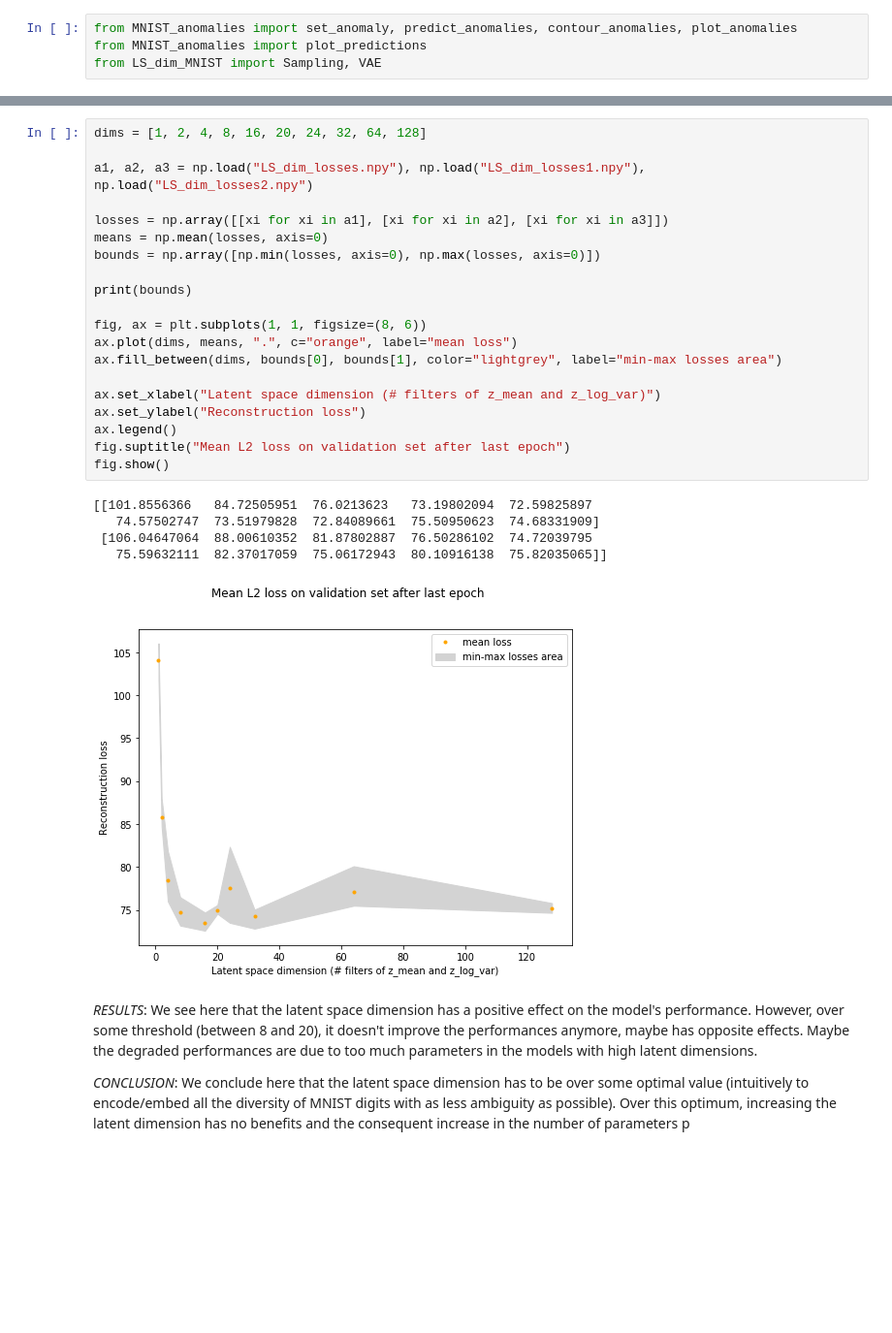
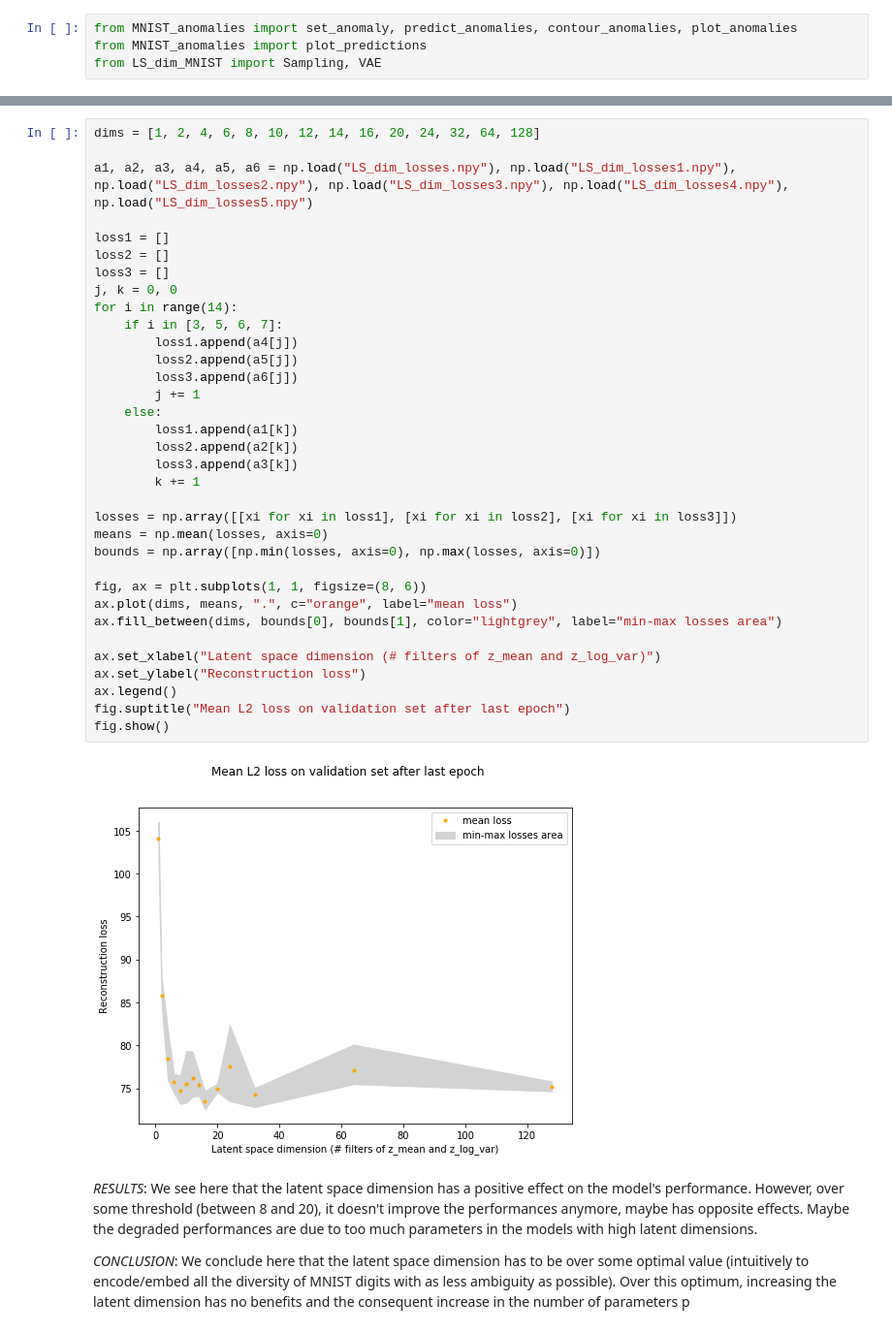
Before and after one commit to hugovaysset/MNIST_UAD, a Jupyter notebook: ls_dimension/LS_dim_MNIST.ipynb, the cells around one changed output, grey strips where cells are left out. Shown at 97% size. Cells and saved outputs as stored; diff of their text form; blank space fills up the shorter version.

```diff
--- a/ls_dimension/LS_dim_MNIST.ipynb
+++ b/ls_dimension/LS_dim_MNIST.ipynb
@@ -70,29 +70,39 @@ Epoch 5/5
 # %%
-dims = [1, 2, 4, 8, 16, 20, 24, 32, 64, 128]
+dims = [1, 2, 4, 6, 8, 10, 12, 14, 16, 20, 24, 32, 64, 128]
 
-a1, a2, a3 = np.load("LS_dim_losses.npy"), np.load("LS_dim_losses1.npy"), np.load("LS_dim_losses2.npy")
+a1, a2, a3, a4, a5, a6 = np.load("LS_dim_losses.npy"), np.load("LS_dim_losses1.npy"), np.load("LS_dim_losses2.npy"), np.load("LS_dim_losses3.npy"), np.load("LS_dim_losses4.npy"), np.load("LS_dim_losses5.npy")
 
-losses = np.array([[xi for xi in a1], [xi for xi in a2], [xi for xi in a3]])
+loss1 = []
+loss2 = []
+loss3 = []
+j, k = 0, 0
+for i in range(14):
+    if i in [3, 5, 6, 7]:
+        loss1.append(a4[j])
+        loss2.append(a5[j])
+        loss3.append(a6[j])
+        j += 1
+    else:
+        loss1.append(a1[k])
+        loss2.append(a2[k])
+        loss3.append(a3[k])
+        k += 1
+
+losses = np.array([[xi for xi in loss1], [xi for xi in loss2], [xi for xi in loss3]])
 means = np.mean(losses, axis=0)
 bounds = np.array([np.min(losses, axis=0), np.max(losses, axis=0)])
-
-print(bounds)
 
 fig, ax = plt.subplots(1, 1, figsize=(8, 6))
 ax.plot(dims, means, ".", c="orange", label="mean loss")
 ax.fill_between(dims, bounds[0], bounds[1], color="lightgrey", label="min-max losses area")
 
 ax.set_xlabel("Latent space dimension (# filters of z_mean and z_log_var)")
 ax.set_ylabel("Reconstruction loss")
 ax.legend()
 fig.suptitle("Mean L2 loss on validation set after last epoch")
 fig.show()
 # %% [output]
-[[101.8556366   84.72505951  76.0213623   73.19802094  72.59825897
-   74.57502747  73.51979828  72.84089661  75.50950623  74.68331909]
- [106.04647064  88.00610352  81.87802887  76.50286102  74.72039795
-   75.59632111  82.37017059  75.06172943  80.10916138  75.82035065]]
-[figure, old version]
+[figure, new version]
 # %% [markdown]
 *RESULTS*: We see here that the latent space dimension has a positive effect on the model's performance. However, over some threshold (between 8 and 20), it doesn't improve the performances anymore, maybe has opposite effects. Maybe the degraded performances are due to too much parameters in the models with high latent dimensions.
 
```
Also changed, not shown: parts of 1 cell of this notebook, 3 other files.
